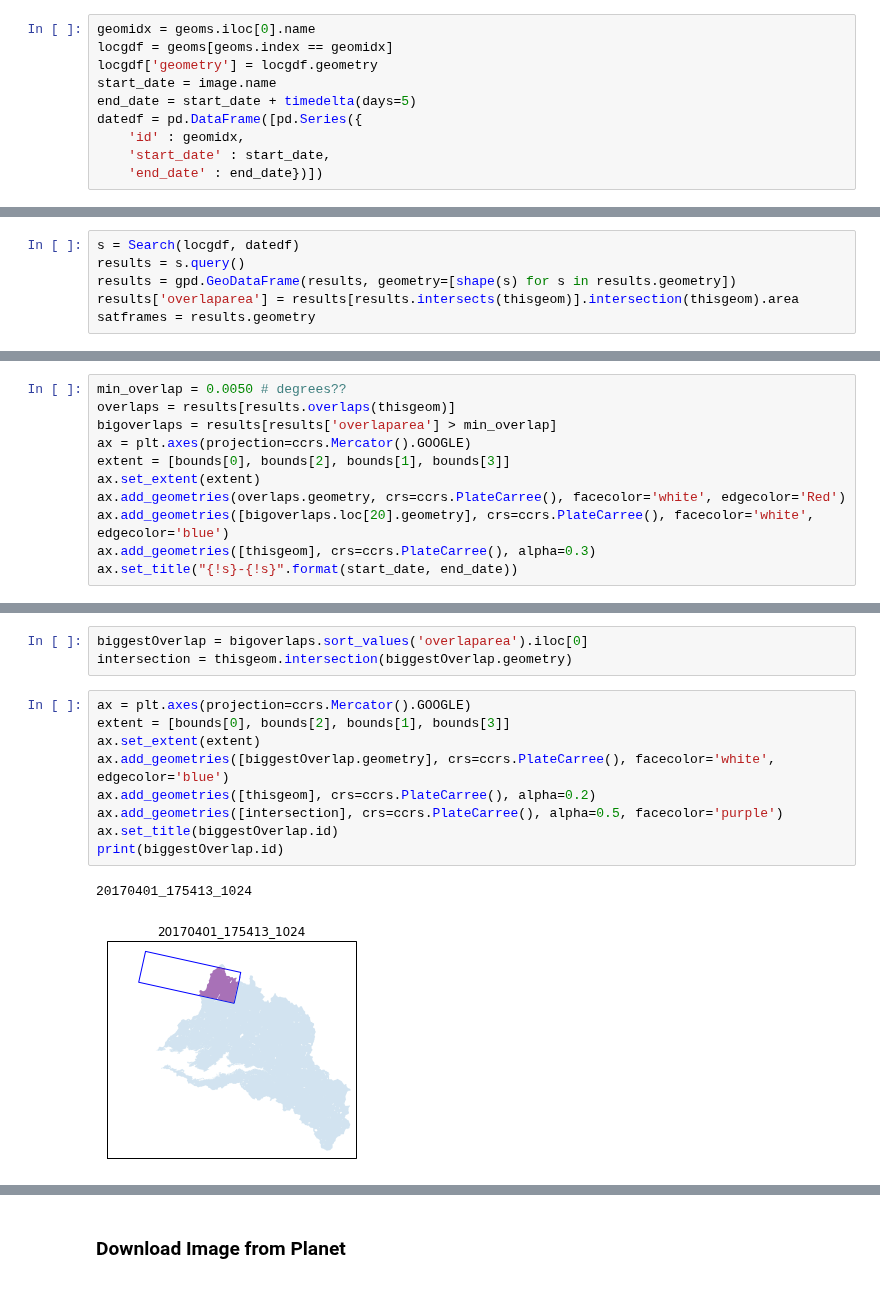
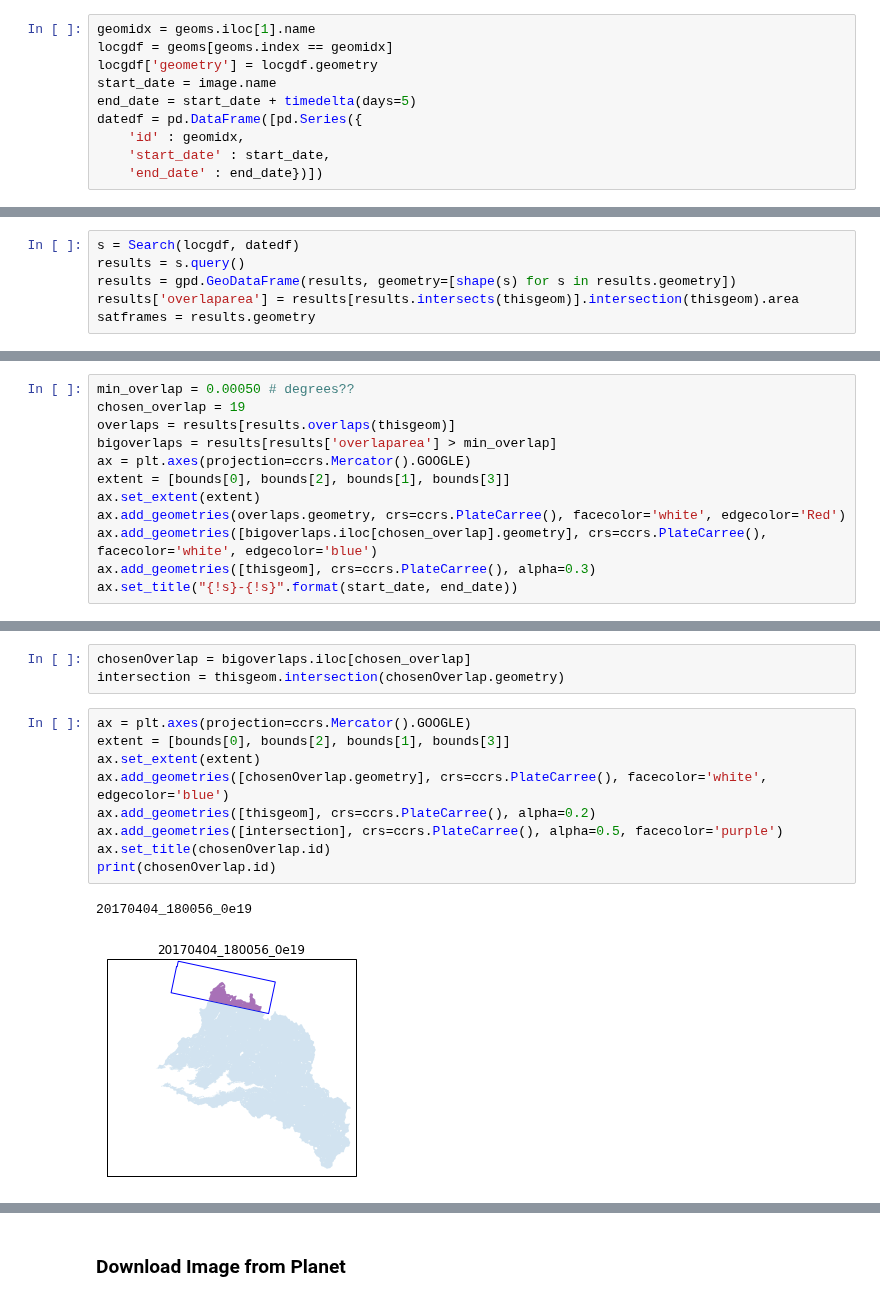
Before and after one commit to acannistra/planet-snowcover, a Jupyter notebook: notebooks/ASO-extract.ipynb, the cells around one changed output, grey strips where cells are left out. Drawn from its saved outputs; the diff is of its cells as text.

```diff
--- a/notebooks/ASO-extract.ipynb
+++ b/notebooks/ASO-extract.ipynb
@@ -102,5 +104,5 @@ from image_utils.search import Search
 # %%
-geomidx = geoms.iloc[0].name
+geomidx = geoms.iloc[1].name
 locgdf = geoms[geoms.index == geomidx]
 locgdf['geometry'] = locgdf.geometry
 start_date = image.name
@@ -134,12 +138,13 @@ Text(0.5,1,'2017-04-01 00:00:00-2017-04-06 00:00:00')
 # %%
-min_overlap = 0.0050 # degrees??
+min_overlap = 0.00050 # degrees??
+chosen_overlap = 19
 overlaps = results[results.overlaps(thisgeom)]
 bigoverlaps = results[results['overlaparea'] > min_overlap]
 ax = plt.axes(projection=ccrs.Mercator().GOOGLE)
 extent = [bounds[0], bounds[2], bounds[1], bounds[3]]
 ax.set_extent(extent)
 ax.add_geometries(overlaps.geometry, crs=ccrs.PlateCarree(), facecolor='white', edgecolor='Red')
-ax.add_geometries([bigoverlaps.loc[20].geometry], crs=ccrs.PlateCarree(), facecolor='white', edgecolor='blue')
+ax.add_geometries([bigoverlaps.iloc[chosen_overlap].geometry], crs=ccrs.PlateCarree(), facecolor='white', edgecolor='blue')
 ax.add_geometries([thisgeom], crs=ccrs.PlateCarree(), alpha=0.3)
 ax.set_title("{!s}-{!s}".format(start_date, end_date))
 # %% [output]
@@ -148,16 +153,16 @@ Text(0.5,1,'2017-04-01 00:00:00-2017-04-06 00:00:00')
 # %%
-biggestOverlap = bigoverlaps.sort_values('overlaparea').iloc[0]
-intersection = thisgeom.intersection(biggestOverlap.geometry)
+chosenOverlap = bigoverlaps.iloc[chosen_overlap]
+intersection = thisgeom.intersection(chosenOverlap.geometry)
 # %%
 ax = plt.axes(projection=ccrs.Mercator().GOOGLE)
 extent = [bounds[0], bounds[2], bounds[1], bounds[3]]
 ax.set_extent(extent)
-ax.add_geometries([biggestOverlap.geometry], crs=ccrs.PlateCarree(), facecolor='white', edgecolor='blue')
+ax.add_geometries([chosenOverlap.geometry], crs=ccrs.PlateCarree(), facecolor='white', edgecolor='blue')
 ax.add_geometries([thisgeom], crs=ccrs.PlateCarree(), alpha=0.2)
 ax.add_geometries([intersection], crs=ccrs.PlateCarree(), alpha=0.5, facecolor='purple')
-ax.set_title(biggestOverlap.id)
-print(biggestOverlap.id)
+ax.set_title(chosenOverlap.id)
+print(chosenOverlap.id)
 # %% [output]
-20170401_175413_1024
+20170404_180056_0e19
-[figure, old version]
+[figure, new version]
 # %%
```
Also changed, not shown: parts of 33 cells of this notebook, 30 other files.
